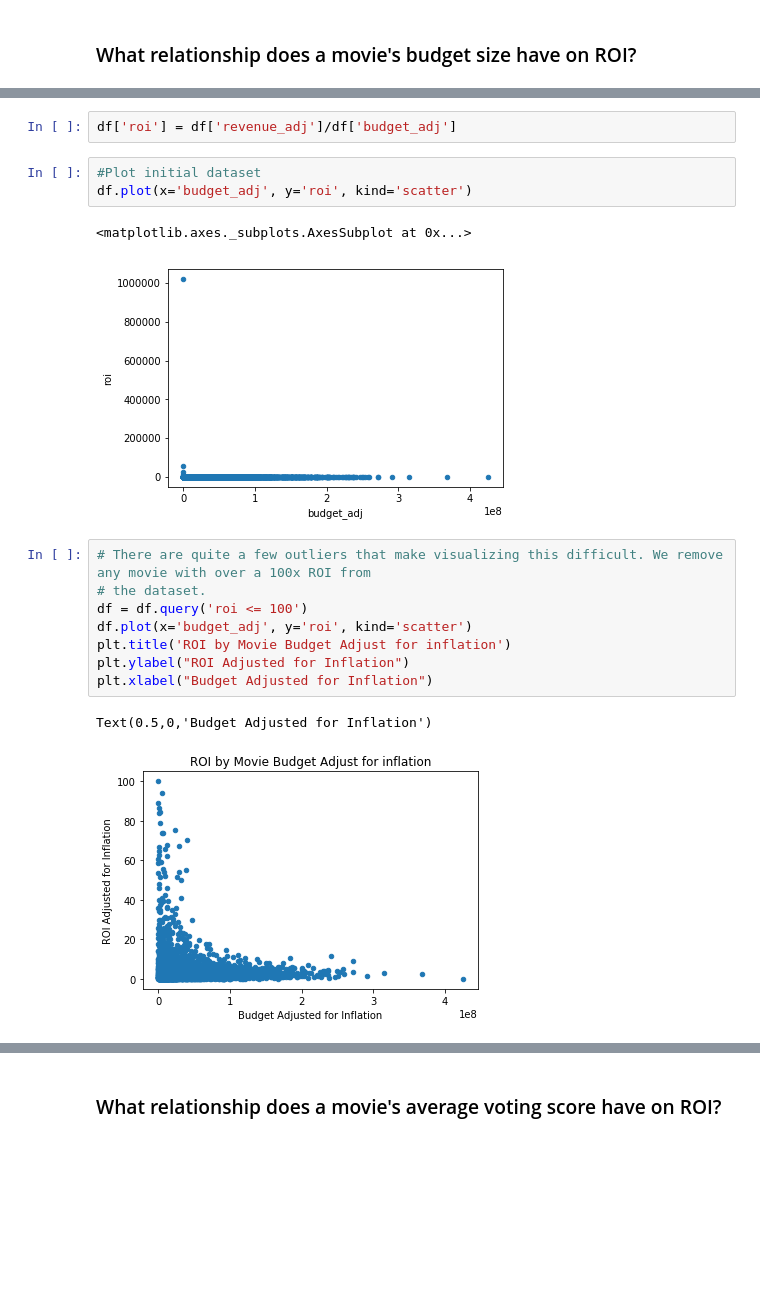
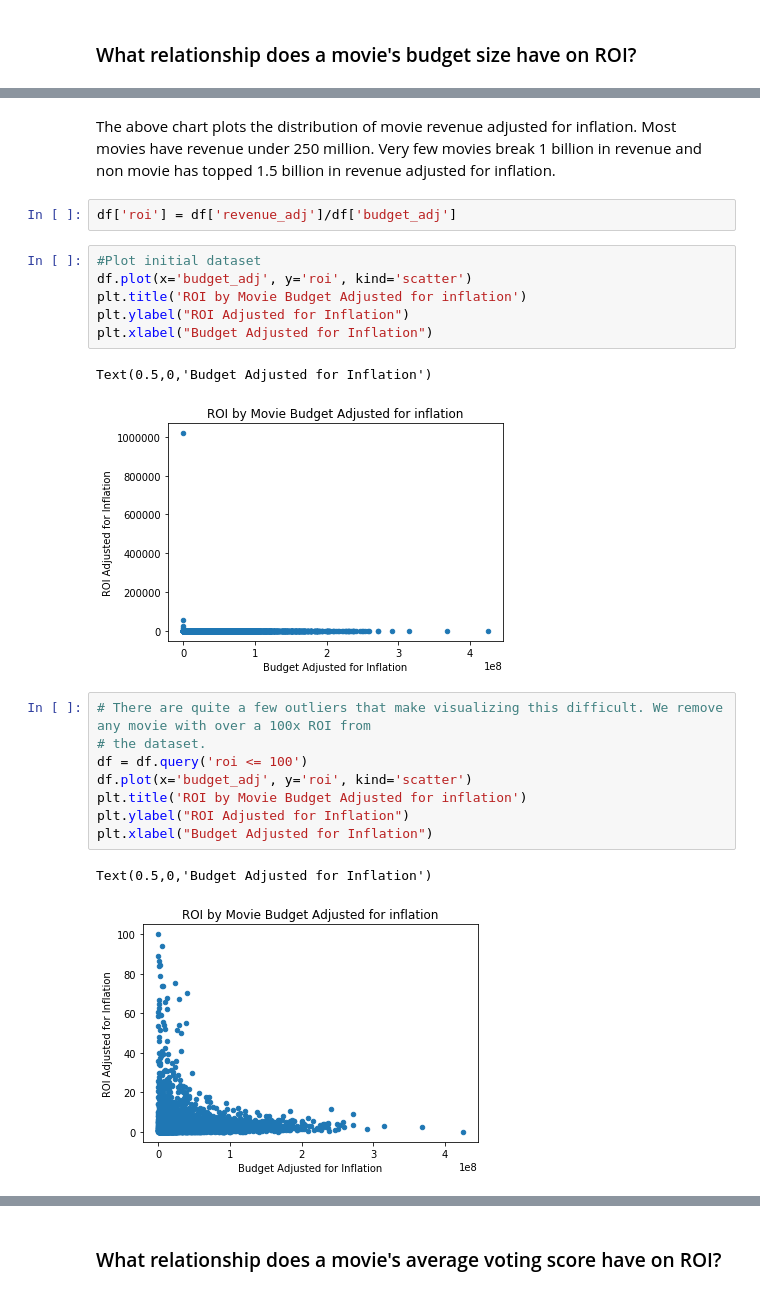
Before and after one commit to ngardiner7/udacity, a Jupyter notebook: data-analyst/term1/project-investigate-dataset/movie_analysis.ipynb, the cells around one changed output, grey strips where cells are left out. Cells and saved outputs as stored; diff of their text form; blank space fills up the shorter version.

```diff
--- a/data-analyst/term1/project-investigate-dataset/movie_analysis.ipynb
+++ b/data-analyst/term1/project-investigate-dataset/movie_analysis.ipynb
@@ -162,19 +182,24 @@ Text(0.5,0,'ROI')
+# %% [markdown]
+The above chart plots the distribution of movie revenue adjusted for inflation. Most movies have revenue under 250 million. Very few movies break 1 billion in revenue and non movie has topped 1.5 billion in revenue adjusted for inflation.
 # %%
 df['roi'] = df['revenue_adj']/df['budget_adj']
 # %%
 #Plot initial dataset
 df.plot(x='budget_adj', y='roi', kind='scatter')
+plt.title('ROI by Movie Budget Adjusted for inflation')
+plt.ylabel("ROI Adjusted for Inflation")
+plt.xlabel("Budget Adjusted for Inflation")
 # %% [output]
-<matplotlib.axes._subplots.AxesSubplot at 0x...>
+Text(0.5,0,'Budget Adjusted for Inflation')
-[figure, old version]
+[figure, new version]
 # %%
 # There are quite a few outliers that make visualizing this difficult. We remove any movie with over a 100x ROI from
 # the dataset.
 df = df.query('roi <= 100')
 df.plot(x='budget_adj', y='roi', kind='scatter')
-plt.title('ROI by Movie Budget Adjust for inflation')
+plt.title('ROI by Movie Budget Adjusted for inflation')
 plt.ylabel("ROI Adjusted for Inflation")
 plt.xlabel("Budget Adjusted for Inflation")
 # %% [output]
 Text(0.5,0,'Budget Adjusted for Inflation')
-[figure, old version]
+[figure, new version]
```
Also changed, not shown: parts of 10 cells of this notebook, 1 other file.
